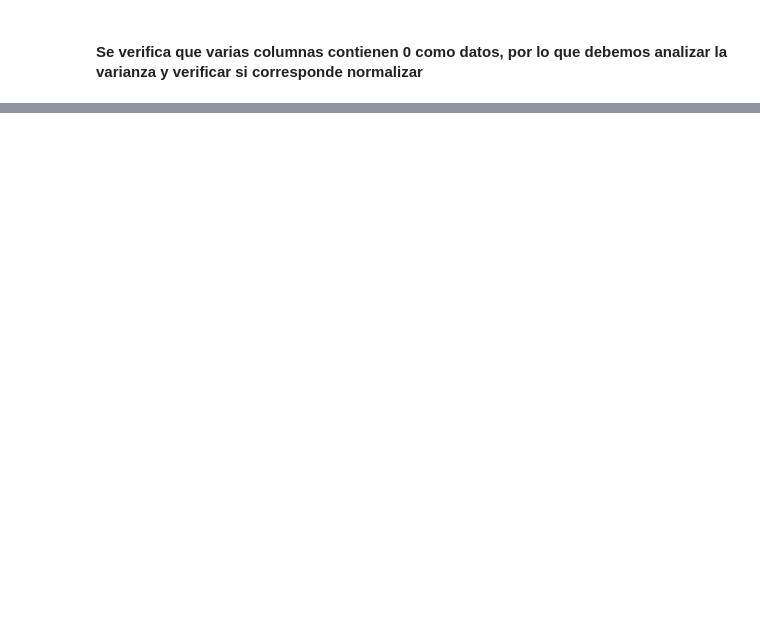
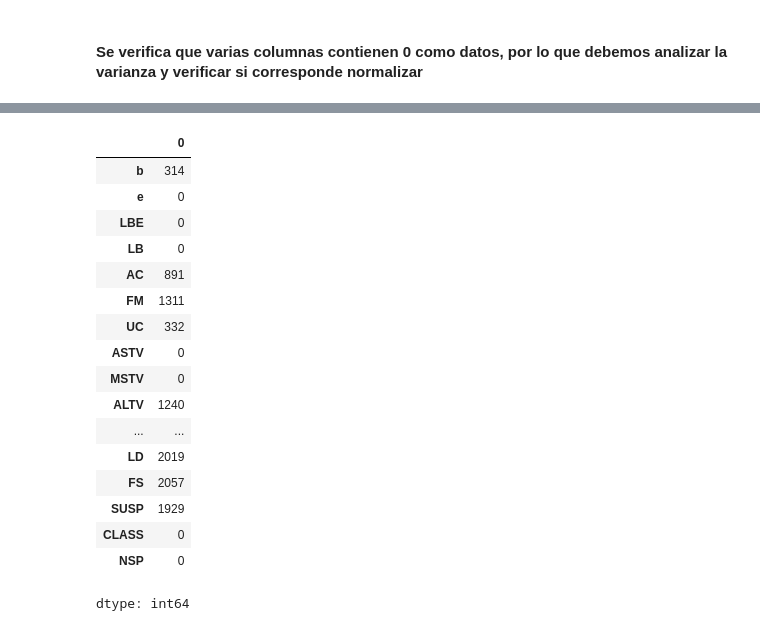
Before and after one commit to gomontalvo/UNIR-AA-Actividad3, a Jupyter notebook: UNIR_AA_Act3_1032g.ipynb, the cells around one changed output, grey strips where cells are left out. Saved outputs shown, nothing was run; the diff lists cells and outputs as text; code cells hidden in the pictures; blank space fills up the shorter version.

```diff
--- a/UNIR_AA_Act3_1032g.ipynb
+++ b/UNIR_AA_Act3_1032g.ipynb
@@ -118,0 +165,21 @@ data1.describe()
+# %%
+(data1==0).sum(axis=0)
+# %% [output]
+|  | 0 |
+| b | 314 |
+| e | 0 |
+| LBE | 0 |
+| LB | 0 |
+| AC | 891 |
+| FM | 1311 |
+| UC | 332 |
+| ASTV | 0 |
+| MSTV | 0 |
+| ALTV | 1240 |
+| ... | ... |
+| LD | 2019 |
+| FS | 2057 |
+| SUSP | 1929 |
+| CLASS | 0 |
+| NSP | 0 |
+dtype: int64
```
Also changed, not shown: parts of 4 cells of this notebook.
